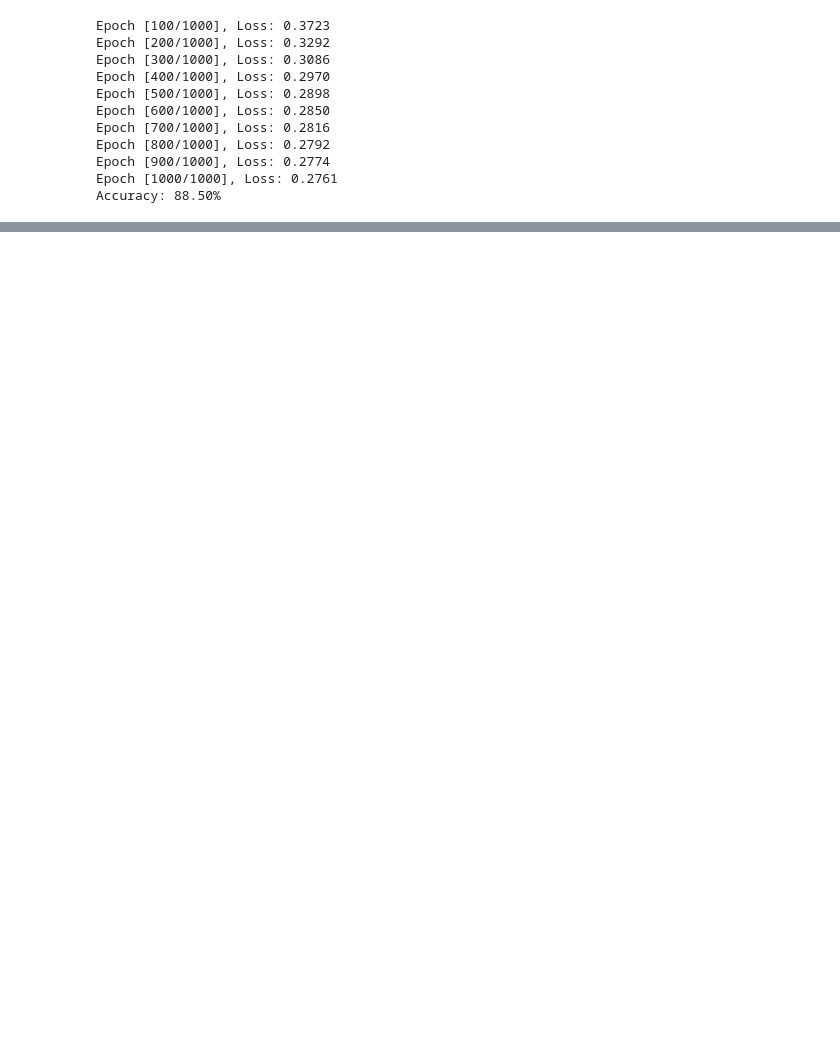
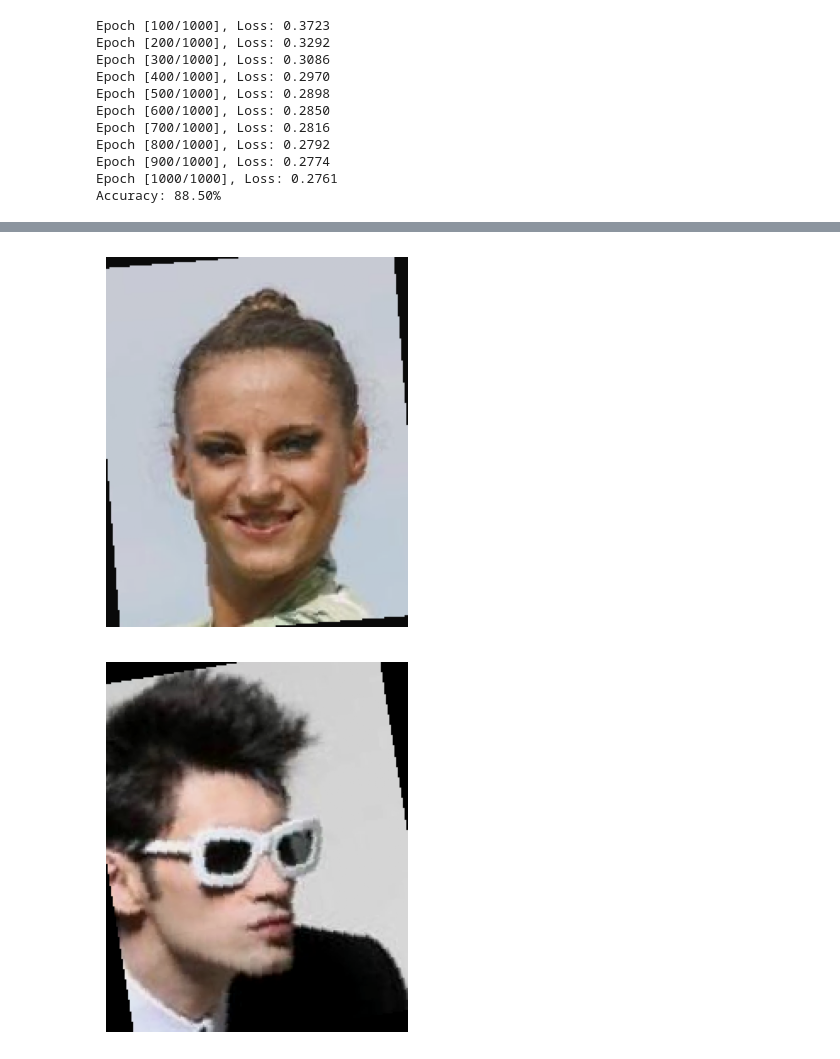
Before and after one commit to RoyRin/ripple_bench, a Jupyter notebook: notebooks/LEACE_explore.ipynb, the cells around one changed output, grey strips where cells are left out. Cells and saved outputs as stored; diff of their text form; code cells hidden in the pictures; blank space fills up the shorter version.

```diff
--- a/notebooks/LEACE_explore.ipynb
+++ b/notebooks/LEACE_explore.ipynb
@@ -217,0 +395,33 @@ Number of parameters in model: 3
+# %%
+# get probe accuracy
+attribute_index = 10
+#train_labels = train_dataset.attr
+val_labels = val_dataset.attr
+# attribute names
+attr_names = val_dataset.attr_names
+print(f"attribute of interest - {attr_names[attribute_index]}")
+
+positive_attributes = val_labels[:, attribute_index] == 1
+negative_attributes = val_labels[:, attribute_index] == 0
+
+
+N = 1000
+
+pos_indices = torch.where(positive_attributes)[0]
+neg_indices = torch.where(negative_attributes)[0]
+
+pos_indices = np.array(pos_indices)[:N]
+neg_indices = np.array(neg_indices)[:N]
+# shuffle pos_indices
+np.random.shuffle(pos_indices)
+np.random.shuffle(neg_indices)
+
+print(f"putting together probe dataset")
+pos_points = [val_dataset[i][0] for i in pos_indices]
+neg_points = [val_dataset[i][0] for i in neg_indices]
+
+
+# set up a probe dataset
+print(f"len pos_indices - {len(pos_indices)}")
+print(f"len neg_indices - {len(neg_indices)}")
+# shuffle neg_indices
@@ -412,0 +468,15 @@ Weights: [0.60254776 3.1632836 ], Bias: -3.764364004135132
+# %%
+from unlearning import plotting
+reload(plotting)
+
+pos_index = pos_indices[0]
+neg_index = neg_indices[0]
+
+image_ = val_dataset[pos_index][0]
+plotting.show_image(image_)
+
+image_ = val_dataset[neg_index][0]
+plotting.show_image(image_)
+# %% [output]
+[figure, added]
+[figure, added]
```
Also changed, not shown: parts of 15 cells of this notebook, 2 other files.
